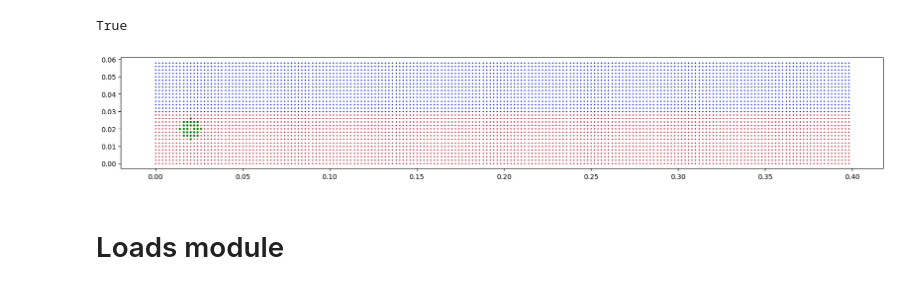
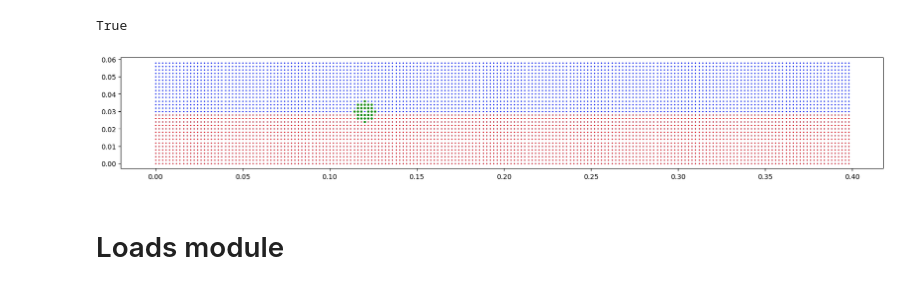
Before and after one commit to fjerenec/Verse2, a Jupyter notebook: notebooks/DCB-test.ipynb, the cells around one changed output. Drawn from its saved outputs; the diff is of its cells as text; code cells hidden in the pictures.

```diff
--- a/notebooks/DCB-test.ipynb
+++ b/notebooks/DCB-test.ipynb
@@ -179,19 +179,19 @@ True
 testDisc = model0.Discretizations.discretizationsTable["TestDisc"]
 model0.Discretizations.set_selected_discretization(DiscretizationName="TestDisc")
 # %%
-data = testDisc.get_node_family_coords(2010)
+data = testDisc.get_node_family_coords(3060)
 fig = plt.figure(figsize=(20,20))
 ax = fig.add_subplot()
 size=0.5
 ax.scatter(coordVec[:,0],coordVec[:,1],s = size)
 ax.scatter(coordVec[SetIDs,0],coordVec[SetIDs,1],c = "r",s=size)
 ax.scatter(coordVec[SetIDs2,0],coordVec[SetIDs2,1],c = "b",s=size)
 ax.scatter(data[:,0],data[:,1],s=5,c="green")
 ax.set_aspect(1)
 # plt.xlim(0.035,0.04)
 # plt.ylim(0.0,0.0024)
 # %% [output]
-[figure, old version]
+[figure, new version]
 # %% [markdown]
 # Loads module
 # %%
```
Also changed, not shown: parts of 3 cells of this notebook.
